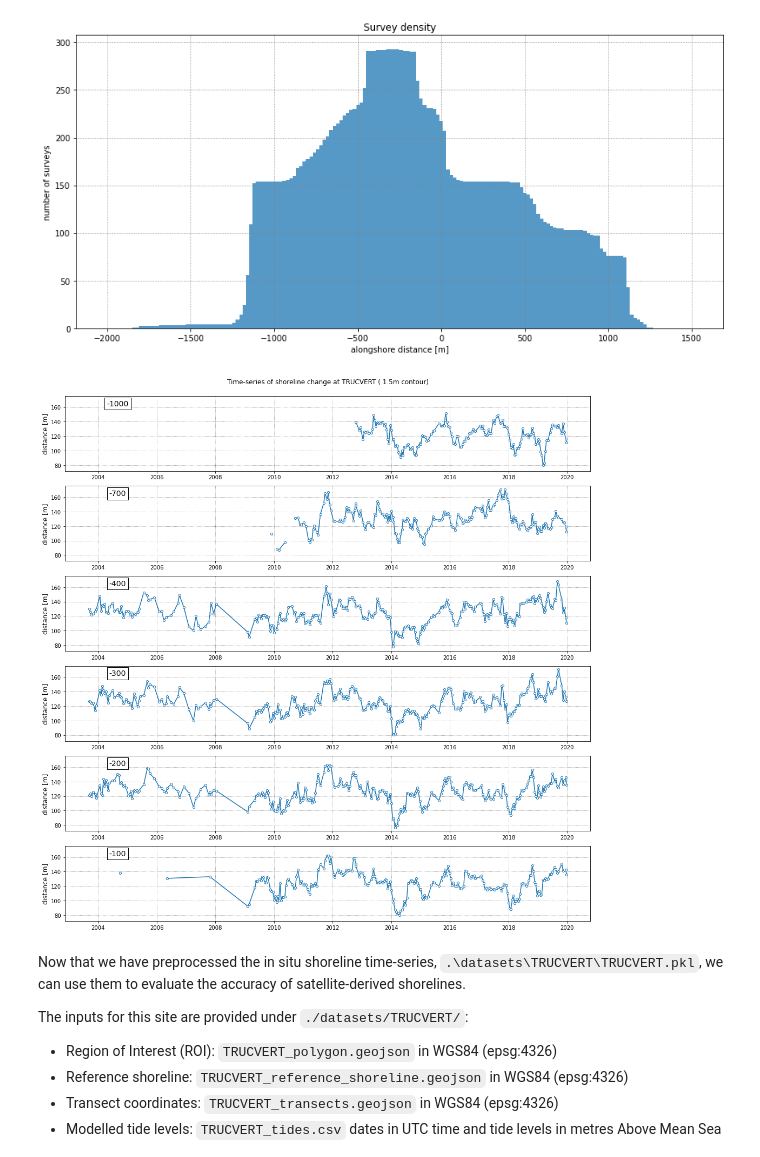
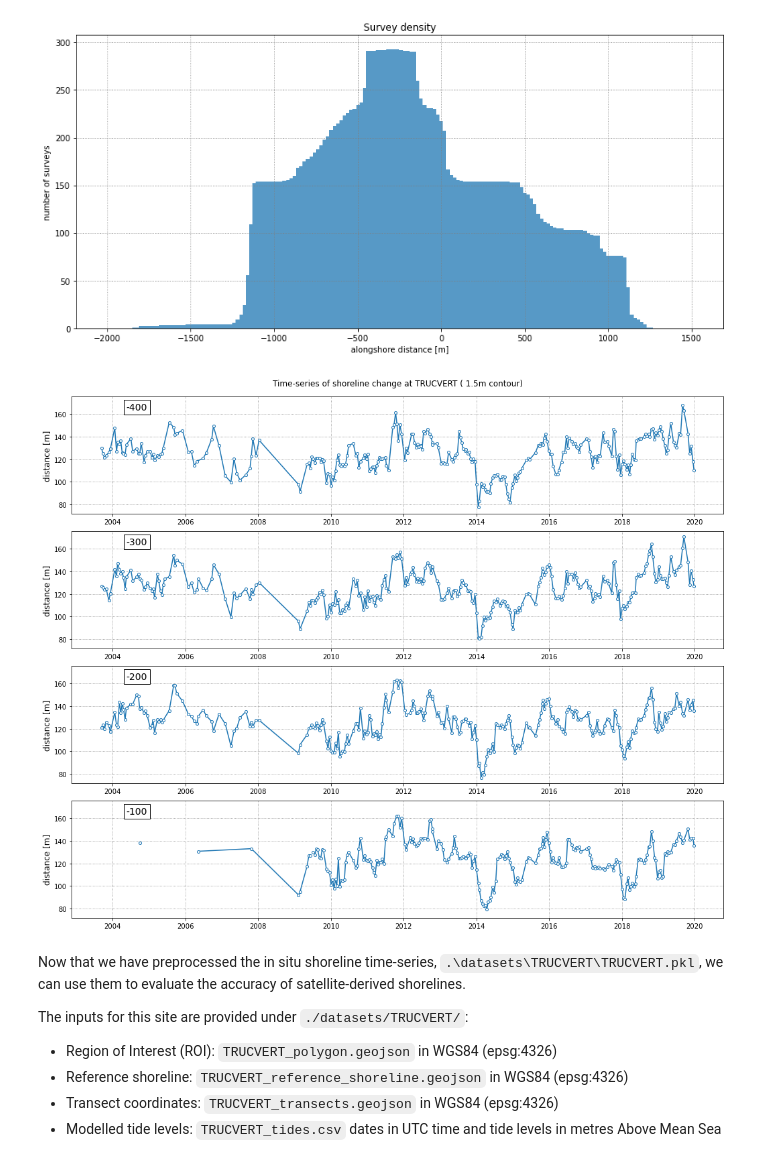
Before and after one commit to SatelliteShorelines/SDS_Benchmark, a Jupyter notebook: 1_preprocess_datasets.ipynb, the cells around one changed output. Saved outputs shown, nothing was run; the diff lists cells and outputs as text; code cells hidden in the pictures.

```diff
--- a/1_preprocess_datasets.ipynb
+++ b/1_preprocess_datasets.ipynb
@@ -592,23 +592,23 @@ fig.savefig(os.path.join(data_folder, '%s_survey_density.jpg'%sitename), dpi=100
 [figure]
 # %%
 # plot time-series along specific transect
-selected_transects = [-1000,-700,-400,-300,-200,-100]
+selected_transects = [-400,-300,-200,-100]
 selected_transects = ['%d'%_ for _ in selected_transects]
-fig = plt.figure(figsize=[15,15], tight_layout=True)
+fig = plt.figure(figsize=[15,12], tight_layout=True)
 fig.suptitle('Time-series of shoreline change at %s ( %.1fm contour)'%(sitename,contour_level))
 gs = gridspec.GridSpec(len(selected_transects),1)
-gs.update(left=0.05, right=0.95, bottom=0.05, top=0.95, hspace=0.2)
+gs.update(left=0.05, right=0.95, bottom=0.05, top=0.95, hspace=0.15)
 for i,key in enumerate(selected_transects):
     if i > 0: ax = fig.add_subplot(gs[i,0],sharex=ax,sharey=ax)
     else:     ax = fig.add_subplot(gs[i,0])
     ax.grid(linestyle=':', color='0.5')
     ax.plot(topo_profiles[key]['dates'], topo_profiles[key]['chainages'], '-o', ms=4, mfc='w')
     ax.set_ylabel('distance [m]', fontsize=12)
     ax.text(0.1,0.95, key, bbox=dict(boxstyle="square", ec='k',fc='w'), ha='center',
             va='top', transform=ax.transAxes, fontsize=14)
 fig.savefig(os.path.join(data_folder, '%s_insitu_timeseries.jpg'%sitename), dpi=100);
 # %% [output]
-[figure, old version]
+[figure, new version]
 # %% [markdown]
 Now that we have preprocessed the in situ shoreline time-series, `.\datasets\TRUCVERT\TRUCVERT.pkl`, we can use them to evaluate the accuracy of satellite-derived shorelines.
 
```
Also changed, not shown: parts of 1 cell of this notebook, 1 other file.
